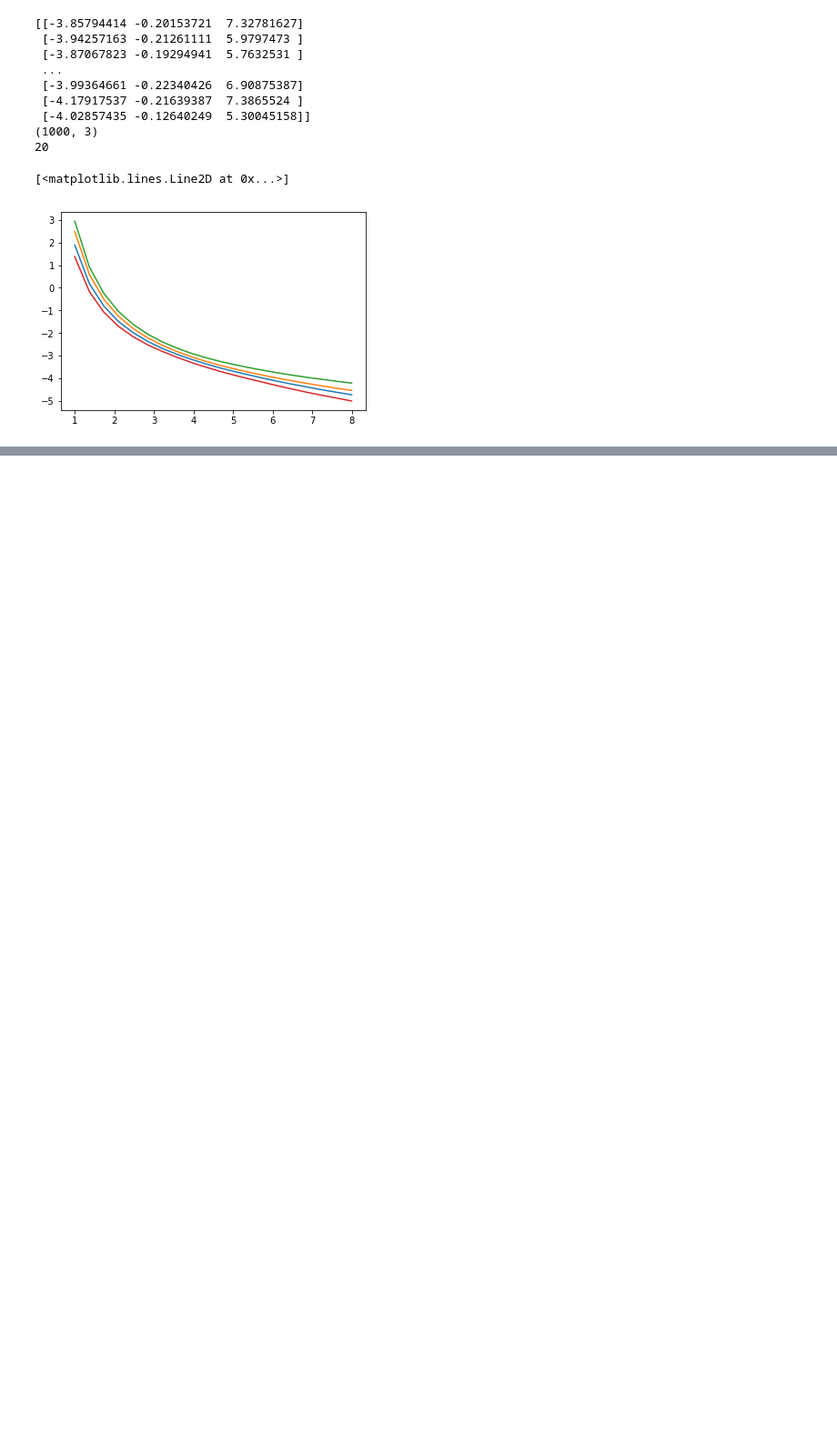
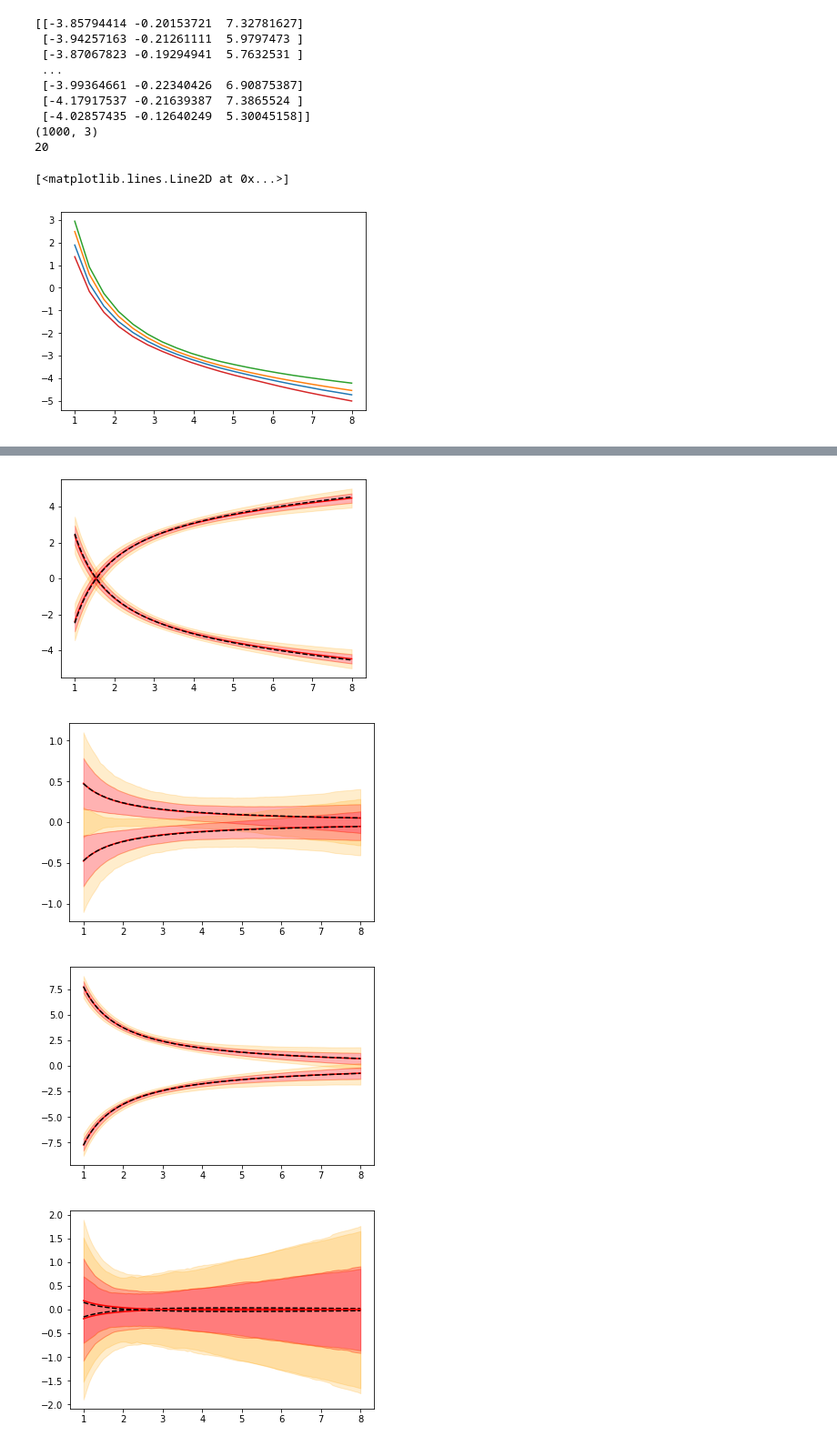
Before and after one commit to kamathrohan/b-decay-unbinned-machine-fit, a Jupyter notebook: Minuit/Amplitudes plot .ipynb, the cells around one changed output, grey strips where cells are left out. Shown at 91% size. Saved outputs shown, nothing was run; the diff lists cells and outputs as text; code cells hidden in the pictures; blank space fills up the shorter version.

Commit message:
TensorFlow amplitude plots added

```diff
--- a/Minuit/Amplitudes plot .ipynb
+++ b/Minuit/Amplitudes plot .ipynb
@@ -552,0 +578,48 @@ for j in range(0,48,3):
+# %%
+# discrete symmetries ?
+
+
+for j in range(0,48,3):
+    if fix_array[j]==0:
+        q2_range=np.linspace(bmf.signal.q2_min, bmf.signal.q2_max, 100)
+        x=np.linspace(1,8,100)
+        max_68=[]
+        max_95=[]
+        #print(feed[:,0])
+        dattt=data[:,j:j+3]
+
+        mean=np.mean(dattt , axis=0)
+        min68 , max68= get_68(dattt ,x)
+        min95 , max95= get_95(dattt ,x)
+
+        #plt.plot(x,min68 , 'r' , alpha =0.3)
+        #plt.plot(x,max68 , 'r' , alpha =0.3)
+        #plt.plot(x,min95 , 'r' , alpha =0.3)
+        #plt.plot(x,max95 , 'r' , alpha =0.3)
+
+        plt.plot(x, ansatz(mean[0],mean[1],mean[2],x) , 'r')
+        plt.plot(x, ansatz(Coef0[j],Coef0[j+1],Coef0[j+2],x) , 'k--')
+        plt.fill_between(x , min95 , min68 , color='orange' , alpha=0.2)
+        plt.fill_between(x , min68 , max68 , color='red' , alpha=0.3)
+        plt.fill_between(x , max68 , max95 , color='orange' , alpha=0.2)
+
+
+
+        down68 = [-x for x in min68]
+        up68 = [ -x for x in max68]
+        down95 = [ -x for x in min95]
+        up95 = [ -x for x in max95]
+
+        plt.plot(x, -ansatz(mean[0],mean[1],mean[2],x) , 'r')
+        plt.plot(x, -ansatz(Coef0[j],Coef0[j+1],Coef0[j+2],x) , 'k--')
+        plt.fill_between(x ,  down95 , down68 , color='orange' , alpha=0.2)
+        plt.fill_between(x , down68 , up68 , color='red' , alpha=0.3)
+        plt.fill_between(x , up68 , up95 , color='orange' , alpha=0.2)
+
+
+        plt.show()
+# %% [output]
+[figure, added]
+[figure, added]
+[figure, added]
+[figure, added]
```
Also changed, not shown: parts of 13 cells of this notebook.
